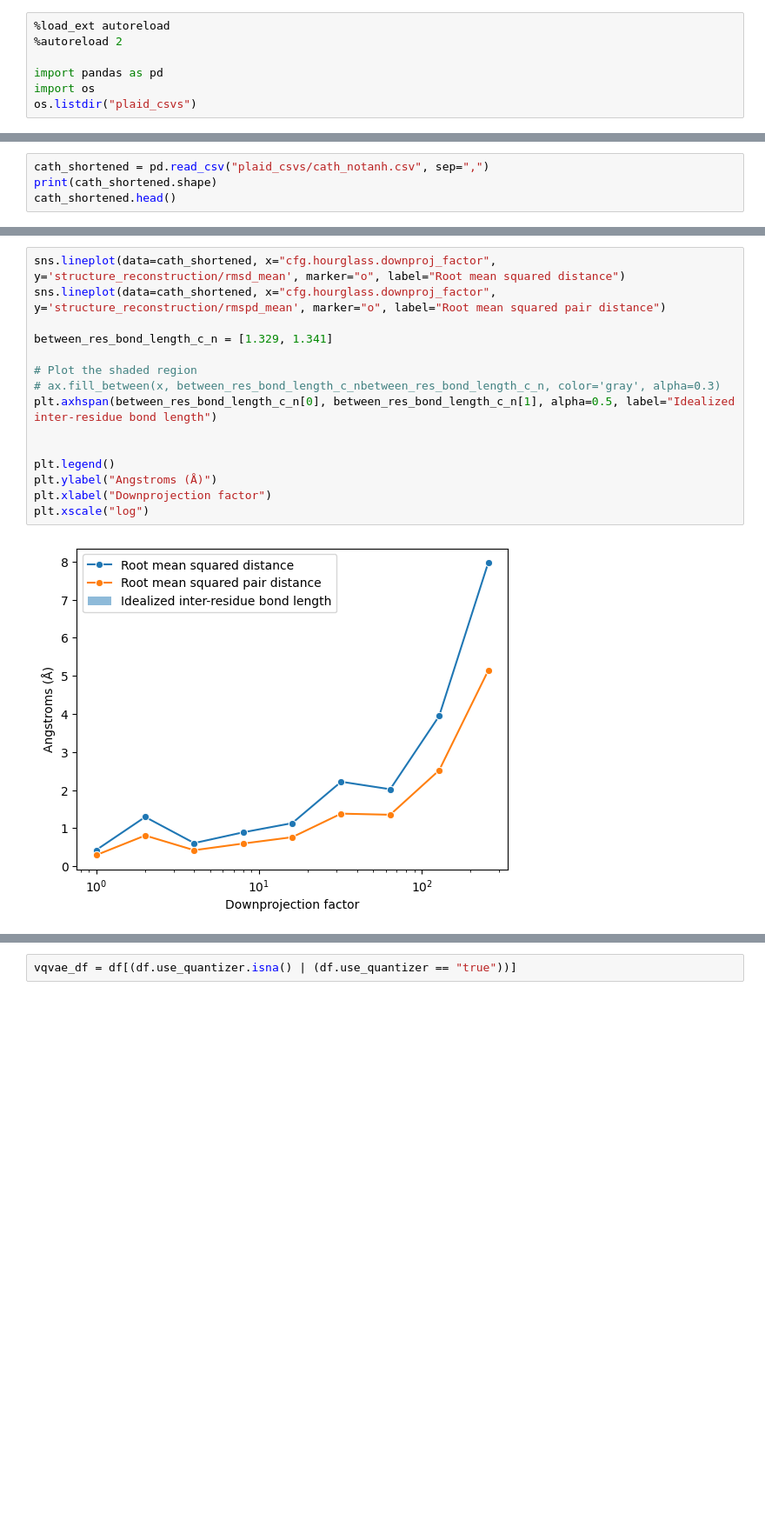
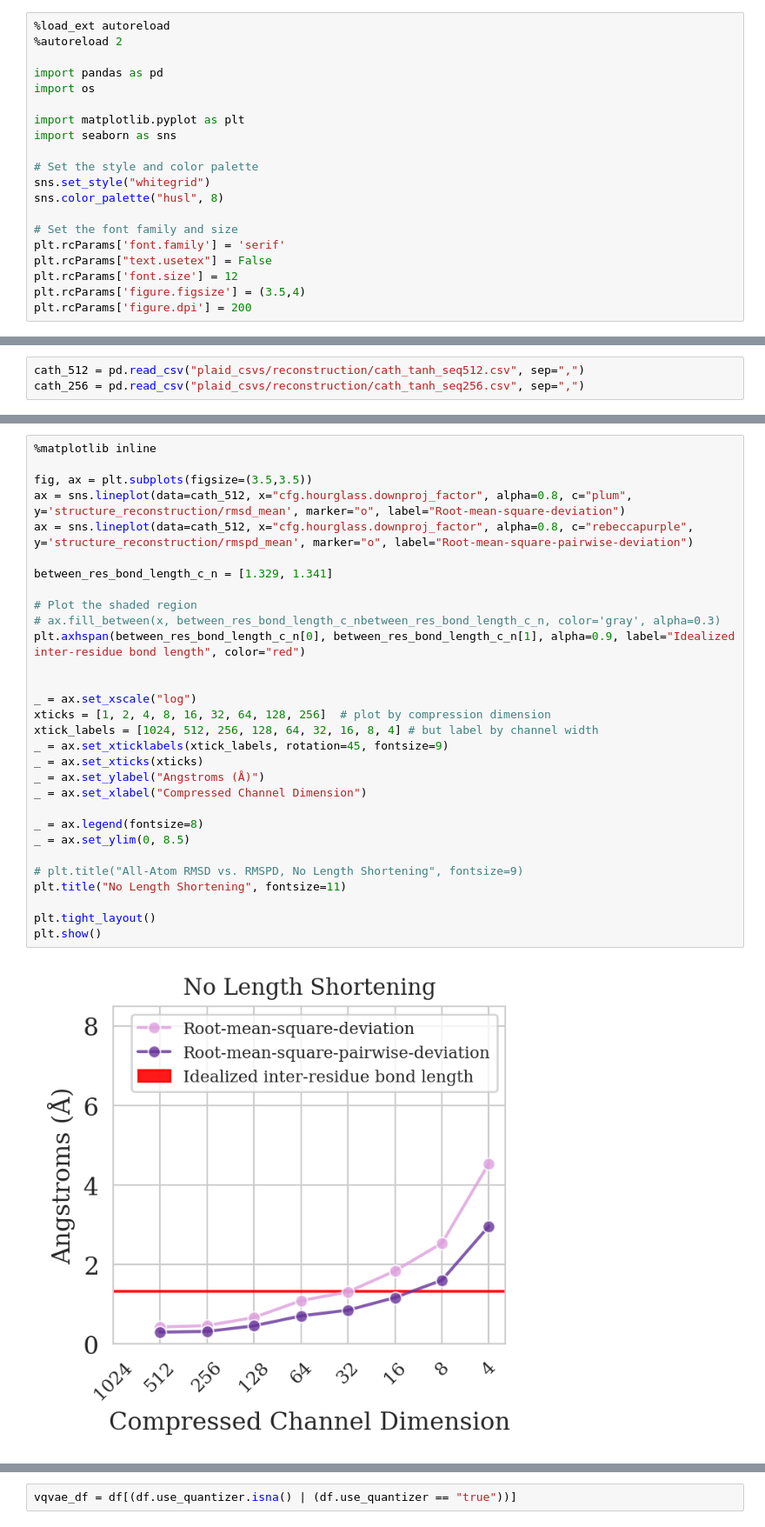
Before and after one commit to amyxlu/plaid-dev-distributed, a Jupyter notebook: notebooks/FIGURES_cath_compression_plots.ipynb, the cells around one changed output, grey strips where cells are left out. Shown: that part at 87% size. Drawn from its saved outputs; the diff is of its cells as text; blank space fills up the shorter version.

```diff
--- a/notebooks/FIGURES_cath_compression_plots.ipynb
+++ b/notebooks/FIGURES_cath_compression_plots.ipynb
@@ -4,4 +4,17 @@
 
 import pandas as pd
 import os
-os.listdir("plaid_csvs")
+
+import matplotlib.pyplot as plt
+import seaborn as sns
+
+# Set the style and color palette
+sns.set_style("whitegrid")
+sns.color_palette("husl", 8)
+
+# Set the font family and size
+plt.rcParams['font.family'] = 'serif'
+plt.rcParams["text.usetex"] = False
+plt.rcParams['font.size'] = 12
+plt.rcParams['figure.figsize'] = (3.5,4)
+plt.rcParams['figure.dpi'] = 200
@@ -21,4 +27,3 @@ os.listdir("plaid_csvs")
 # %%
-cath_shortened = pd.read_csv("plaid_csvs/cath_notanh.csv", sep=",")
-print(cath_shortened.shape)
-cath_shortened.head()
+cath_512 = pd.read_csv("plaid_csvs/reconstruction/cath_tanh_seq512.csv", sep=",")
+cath_256 = pd.read_csv("plaid_csvs/reconstruction/cath_tanh_seq256.csv", sep=",")
@@ -76,17 +115,32 @@ plt.xscale("log")
 # %%
-sns.lineplot(data=cath_shortened, x="cfg.hourglass.downproj_factor", y='structure_reconstruction/rmsd_mean', marker="o", label="Root mean squared distance")
-sns.lineplot(data=cath_shortened, x="cfg.hourglass.downproj_factor", y='structure_reconstruction/rmspd_mean', marker="o", label="Root mean squared pair distance")
+%matplotlib inline
+
+fig, ax = plt.subplots(figsize=(3.5,3.5))
+ax = sns.lineplot(data=cath_512, x="cfg.hourglass.downproj_factor", alpha=0.8, c="plum", y='structure_reconstruction/rmsd_mean', marker="o", label="Root-mean-square-deviation")
+ax = sns.lineplot(data=cath_512, x="cfg.hourglass.downproj_factor", alpha=0.8, c="rebeccapurple", y='structure_reconstruction/rmspd_mean', marker="o", label="Root-mean-square-pairwise-deviation")
 
 between_res_bond_length_c_n = [1.329, 1.341]
 
 # Plot the shaded region
 # ax.fill_between(x, between_res_bond_length_c_nbetween_res_bond_length_c_n, color='gray', alpha=0.3)
-plt.axhspan(between_res_bond_length_c_n[0], between_res_bond_length_c_n[1], alpha=0.5, label="Idealized inter-residue bond length")
+plt.axhspan(between_res_bond_length_c_n[0], between_res_bond_length_c_n[1], alpha=0.9, label="Idealized inter-residue bond length", color="red")
 
 
-plt.legend()
-plt.ylabel("Angstroms (Å)")
-plt.xlabel("Downprojection factor")
-plt.xscale("log")
+_ = ax.set_xscale("log")
+xticks = [1, 2, 4, 8, 16, 32, 64, 128, 256]  # plot by compression dimension
+xtick_labels = [1024, 512, 256, 128, 64, 32, 16, 8, 4] # but label by channel width
+_ = ax.set_xticklabels(xtick_labels, rotation=45, fontsize=9)
+_ = ax.set_xticks(xticks)
+_ = ax.set_ylabel("Angstroms (Å)")
+_ = ax.set_xlabel("Compressed Channel Dimension")
+
+_ = ax.legend(fontsize=8)
+_ = ax.set_ylim(0, 8.5)
+
+# plt.title("All-Atom RMSD vs. RMSPD, No Length Shortening", fontsize=9)
+plt.title("No Length Shortening", fontsize=11)
+
+plt.tight_layout()
+plt.show()
 # %% [output]
-[figure, old version]
+[figure, new version]
```
Also changed, not shown: parts of 13 cells of this notebook, 1 other file.
